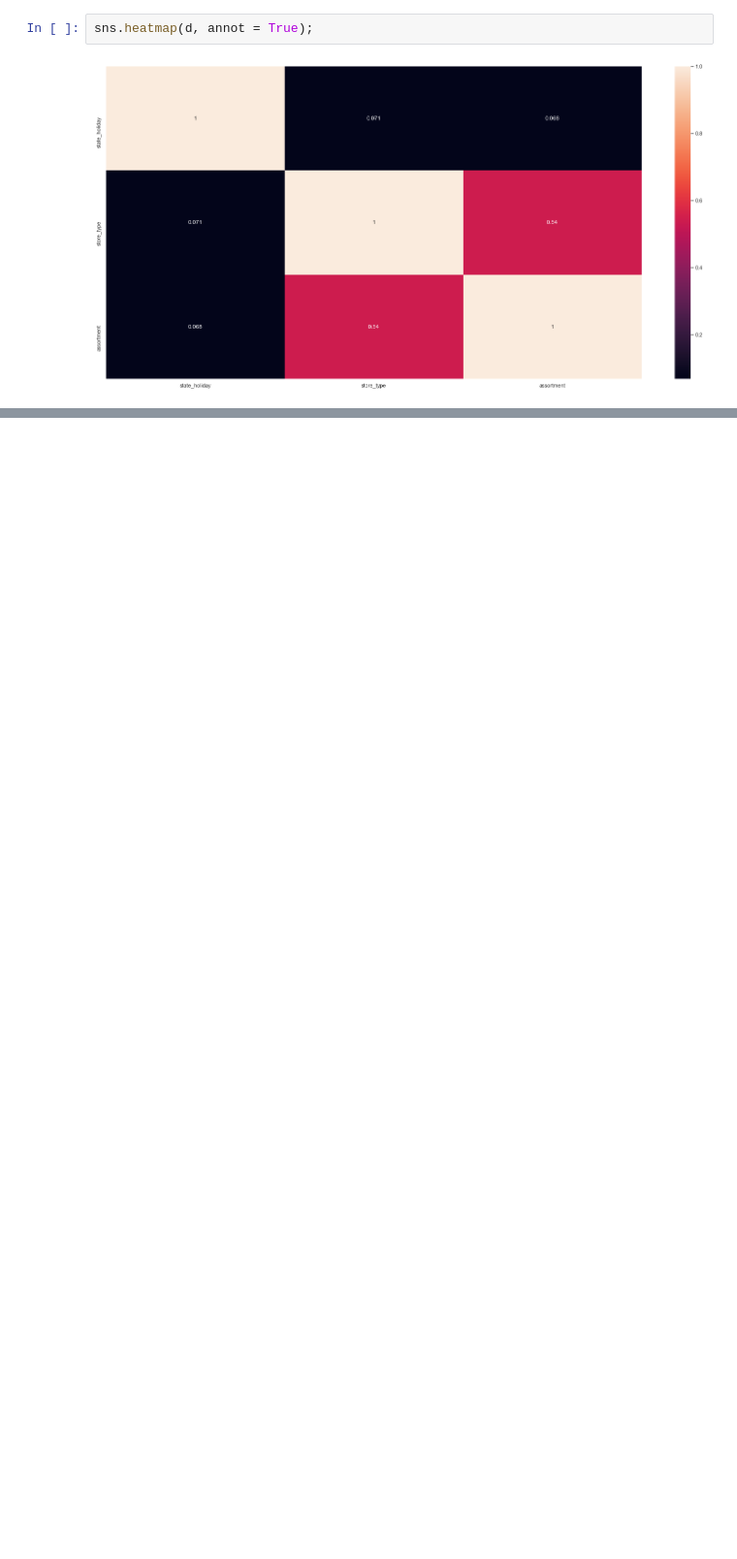
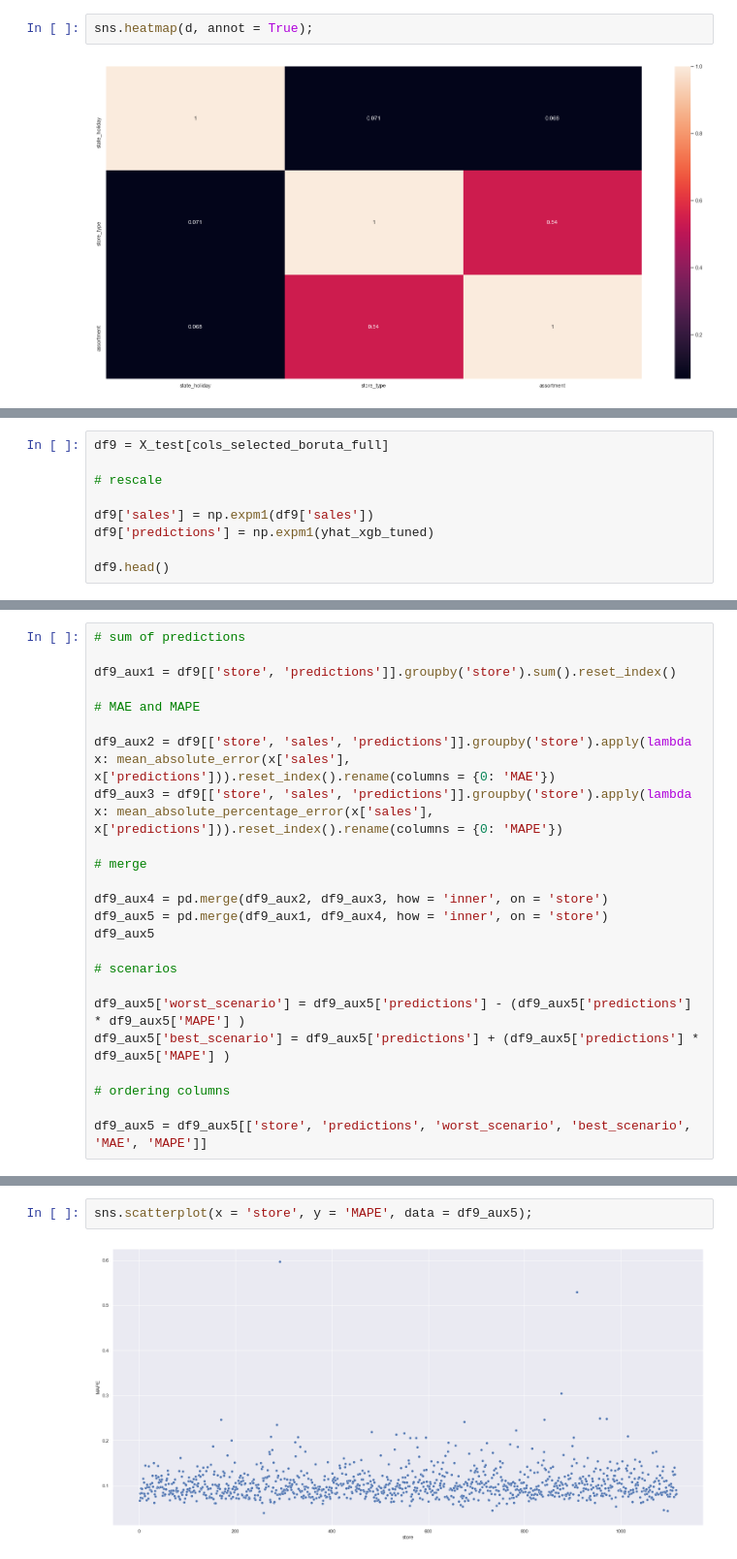
Before and after one commit to ghermsen/rossmann_prediction, a Jupyter notebook: rossmann_prediction_project.ipynb, the cells around one changed output, grey strips where cells are left out. Shown at 97% size. Saved outputs shown, nothing was run; the diff lists cells and outputs as text; blank space fills up the shorter version.

```diff
--- a/rossmann_prediction_project.ipynb
+++ b/rossmann_prediction_project.ipynb
@@ -1442,0 +1450,9 @@ pickle.dump(model_xgb_tuned, open('/Users/Gabriel/Documents/repos/projects/rossm
+# %%
+df9 = X_test[cols_selected_boruta_full]
+
+# rescale
+
+df9['sales'] = np.expm1(df9['sales'])
+df9['predictions'] = np.expm1(yhat_xgb_tuned)
+
+df9.head()
@@ -1442,0 +1468,24 @@ pickle.dump(model_xgb_tuned, open('/Users/Gabriel/Documents/repos/projects/rossm
+# %%
+# sum of predictions
+
+df9_aux1 = df9[['store', 'predictions']].groupby('store').sum().reset_index()
+
+# MAE and MAPE
+
+df9_aux2 = df9[['store', 'sales', 'predictions']].groupby('store').apply(lambda x: mean_absolute_error(x['sales'], x['predictions'])).reset_index().rename(columns = {0: 'MAE'})
+df9_aux3 = df9[['store', 'sales', 'predictions']].groupby('store').apply(lambda x: mean_absolute_percentage_error(x['sales'], x['predictions'])).reset_index().rename(columns = {0: 'MAPE'})
+
+# merge
+
+df9_aux4 = pd.merge(df9_aux2, df9_aux3, how = 'inner', on = 'store')
+df9_aux5 = pd.merge(df9_aux1, df9_aux4, how = 'inner', on = 'store')
+df9_aux5
+
+# scenarios
+
+df9_aux5['worst_scenario'] = df9_aux5['predictions'] - (df9_aux5['predictions'] * df9_aux5['MAPE'] )
+df9_aux5['best_scenario'] = df9_aux5['predictions'] + (df9_aux5['predictions'] * df9_aux5['MAPE'] )
+
+# ordering columns
+
+df9_aux5 = df9_aux5[['store', 'predictions', 'worst_scenario', 'best_scenario', 'MAE', 'MAPE']]
@@ -1442,0 +1511,4 @@ pickle.dump(model_xgb_tuned, open('/Users/Gabriel/Documents/repos/projects/rossm
+# %%
+sns.scatterplot(x = 'store', y = 'MAPE', data = df9_aux5);
+# %% [output]
+[figure, added]
```
Also changed, not shown: parts of 125 cells of this notebook.
